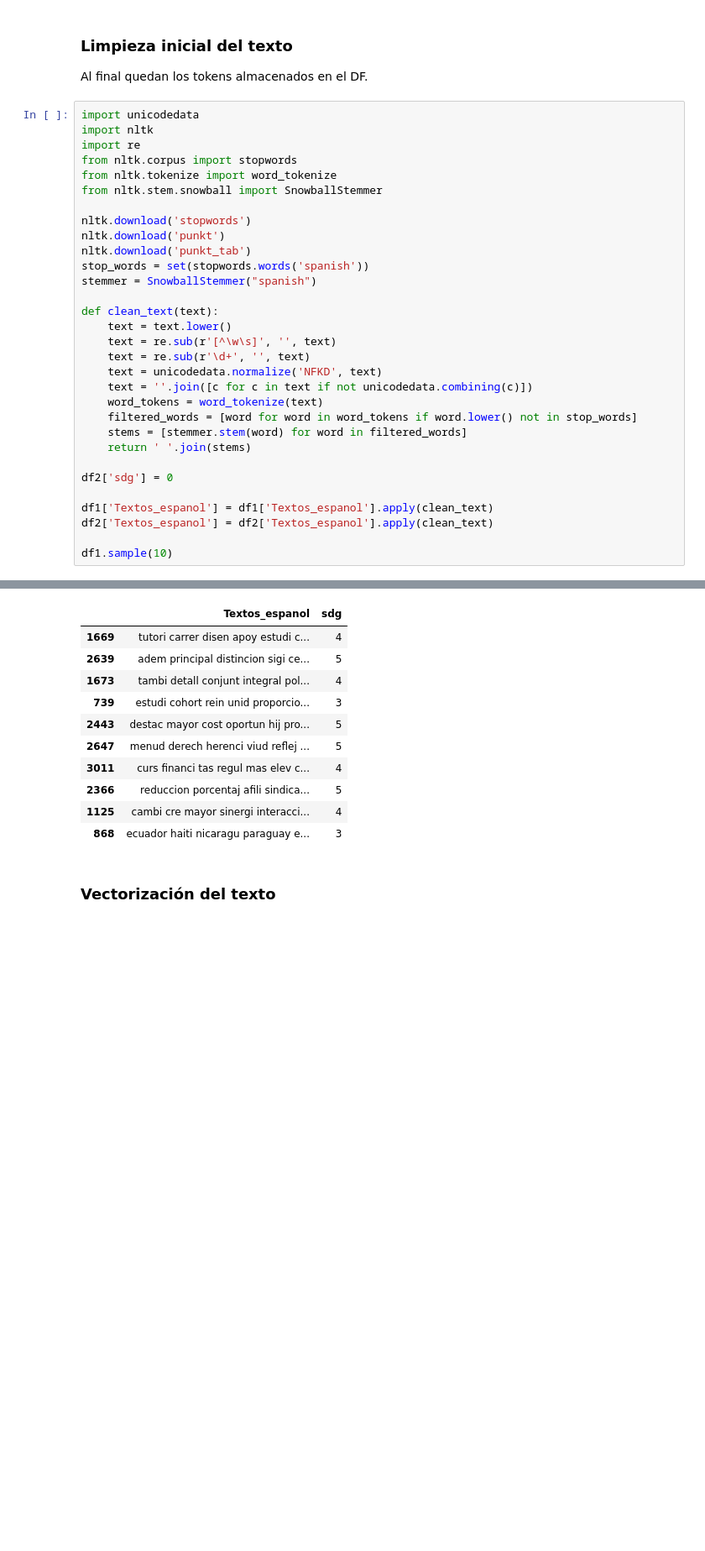
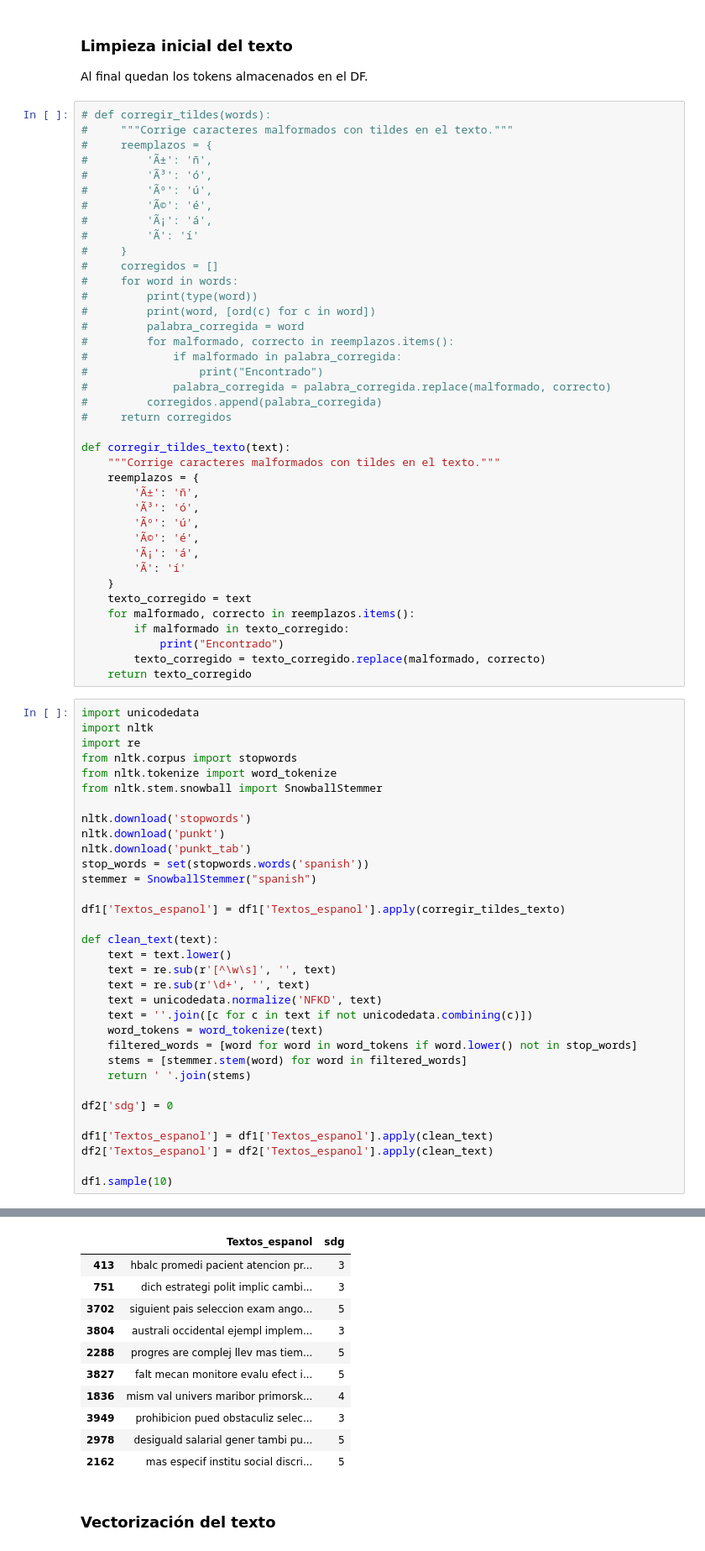
Before and after one commit to Sebasos01/BI_proyecto_1, a Jupyter notebook: proyecto_1_entrega_1.ipynb, the cells around one changed output, grey strips where cells are left out. Shown: that part at 84% size. Cells and saved outputs as stored; diff of their text form; blank space fills up the shorter version.

Commit message:
Corregir tildes, dependencia nueva, lematizacion

```diff
--- a/proyecto_1_entrega_1.ipynb
+++ b/proyecto_1_entrega_1.ipynb
@@ -192,6 +199,45 @@ Name: Textos_espanol, dtype: float64
 # %% [markdown]
 ### Limpieza inicial del texto
 Al final quedan los tokens almacenados en el DF.
+# %%
+# def corregir_tildes(words):
+#     """Corrige caracteres malformados con tildes en el texto."""
+#     reemplazos = {
+#         'Ã±': 'ñ',
+#         'Ã³': 'ó',
+#         'Ãº': 'ú',
+#         'Ã©': 'é',
+#         'Ã¡': 'á',
+#         'Ã­': 'í'
+#     }
+#     corregidos = []
+#     for word in words:
+#         print(type(word))
+#         print(word, [ord(c) for c in word])
+#         palabra_corregida = word
+#         for malformado, correcto in reemplazos.items():
+#             if malformado in palabra_corregida:
+#                 print("Encontrado")
+#             palabra_corregida = palabra_corregida.replace(malformado, correcto)
+#         corregidos.append(palabra_corregida)
+#     return corregidos
+
+def corregir_tildes_texto(text):
+    """Corrige caracteres malformados con tildes en el texto."""
+    reemplazos = {
+        'Ã±': 'ñ',
+        'Ã³': 'ó',
+        'Ãº': 'ú',
+        'Ã©': 'é',
+        'Ã¡': 'á',
+        'Ã­': 'í'
+    }
+    texto_corregido = text
+    for malformado, correcto in reemplazos.items():
+        if malformado in texto_corregido:
+            print("Encontrado")
+        texto_corregido = texto_corregido.replace(malformado, correcto)
+    return texto_corregido
 # %%
 import unicodedata
 import nltk
@@ -205,6 +251,8 @@ nltk.download('punkt')
 nltk.download('punkt_tab')
 stop_words = set(stopwords.words('spanish'))
 stemmer = SnowballStemmer("spanish")
+
+df1['Textos_espanol'] = df1['Textos_espanol'].apply(corregir_tildes_texto)
 
 def clean_text(text):
     text = text.lower()
@@ -232,15 +283,15 @@ df1.sample(10)
 [nltk_data]   Package punkt_tab is already up-to-date!
 |  | Textos_espanol | sdg |
-| 1669 | tutori carrer disen apoy estudi c... | 4 |
-| 2639 | adem principal distincion sigi ce... | 5 |
-| 1673 | tambi detall conjunt integral pol... | 4 |
-| 739 | estudi cohort rein unid proporcio... | 3 |
-| 2443 | destac mayor cost oportun hij pro... | 5 |
-| 2647 | menud derech herenci viud reflej ... | 5 |
-| 3011 | curs financi tas regul mas elev c... | 4 |
-| 2366 | reduccion porcentaj afili sindica... | 5 |
-| 1125 | cambi cre mayor sinergi interacci... | 4 |
-| 868 | ecuador haiti nicaragu paraguay e... | 3 |
+| 413 | hbalc promedi pacient atencion pr... | 3 |
+| 751 | dich estrategi polit implic cambi... | 3 |
+| 3702 | siguient pais seleccion exam ango... | 5 |
+| 3804 | australi occidental ejempl implem... | 3 |
+| 2288 | progres are complej llev mas tiem... | 5 |
+| 3827 | falt mecan monitore evalu efect i... | 5 |
+| 1836 | mism val univers maribor primorsk... | 4 |
+| 3949 | prohibicion pued obstaculiz selec... | 3 |
+| 2978 | desiguald salarial gener tambi pu... | 5 |
+| 2162 | mas especif institu social discri... | 5 |
 # %% [markdown]
 ### Vectorización del texto
 # %%
```
Also changed, not shown: parts of 11 cells of this notebook.
